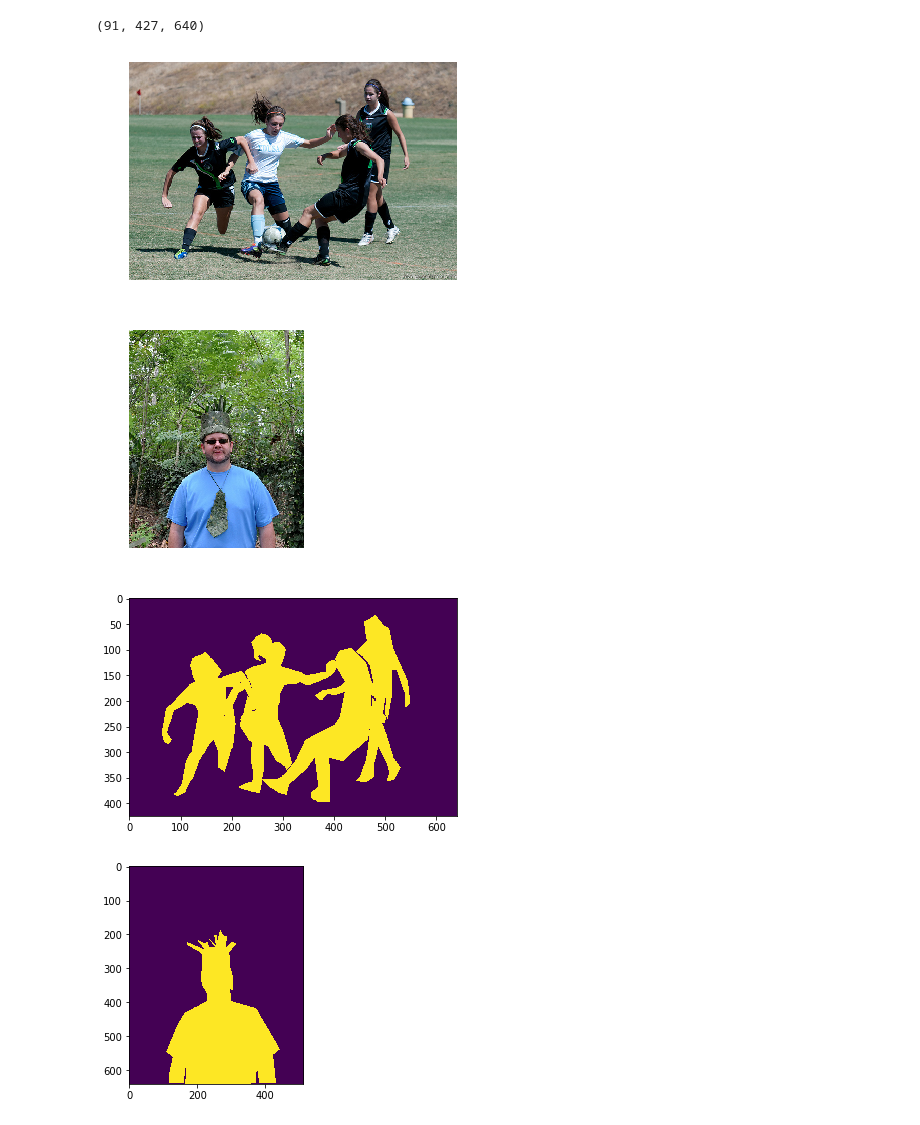
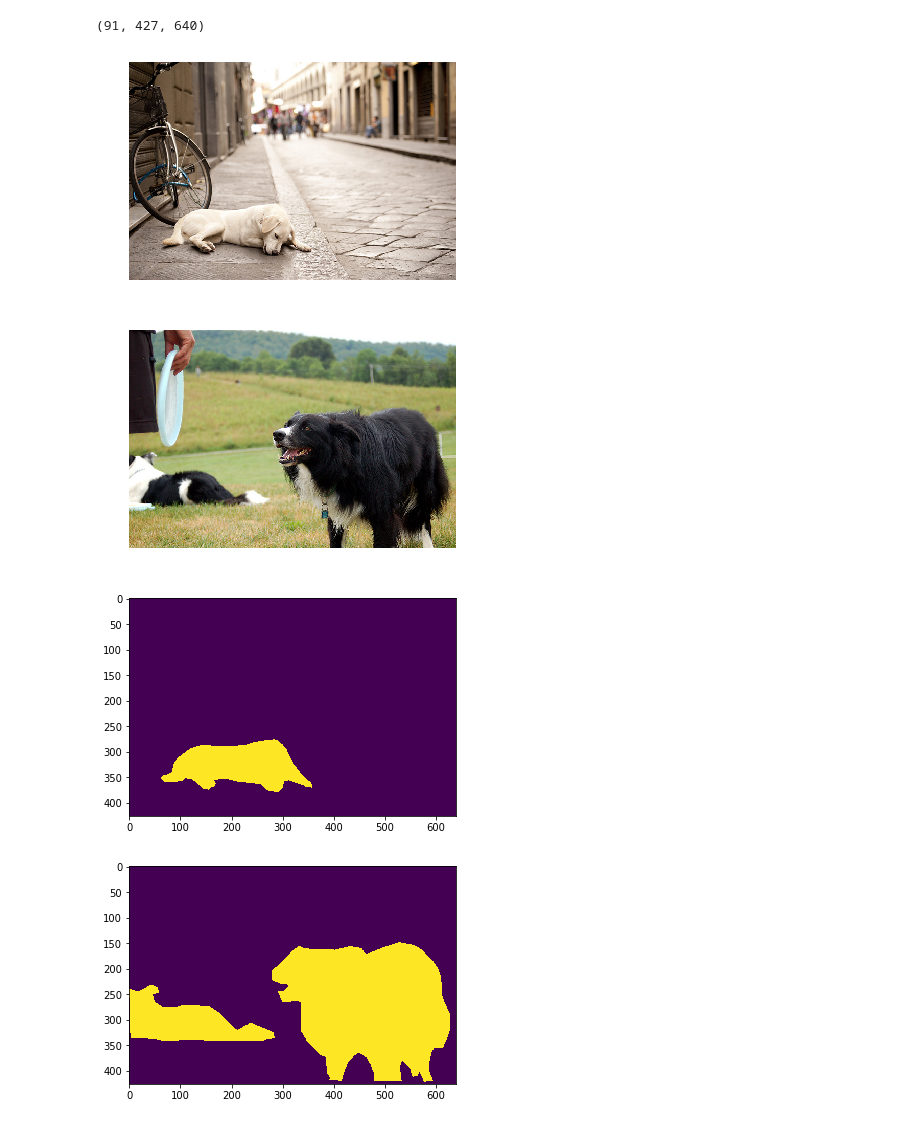
Before and after one commit to Beanin/object-to-object-style-transfer, a Jupyter notebook: transfer.ipynb, the cells around one changed output. Saved outputs shown, nothing was run; the diff lists cells and outputs as text; code cells hidden in the pictures.

```diff
--- a/transfer.ipynb
+++ b/transfer.ipynb
@@ -66,39 +71,39 @@ labels[0].shape
 # %% [output]
 (91, 427, 640)
 # %%
-#content = images[43]
-#style = images[2]
-content = images[48]
-style = images[16]
+content = images[43]
+style = images[2]
+#content = images[48]
+#style = images[16]
 plt.figure(1)
 plt.axis('off')
 plt.imshow(np.moveaxis(content, 0, -1))
 
 plt.figure(2)
 plt.axis('off')
 
 plt.imshow(np.moveaxis(style, 0, -1))
 plt.show()
 
-#content_masks = labels[43]
-#style_masks = labels[2]
-content_masks = labels[48]
-style_masks = labels[16]
+content_masks = labels[43]
+style_masks = labels[2]
+#content_masks = labels[48]
+#style_masks = labels[16]
 
 del labels
 del images
 del gen
 # %% [output]
-[figure, old version]
+[figure, new version]
-[figure, old version]
+[figure, new version]
 # %%
 plt.figure(1)
-plt.imshow(content_masks[1])
+plt.imshow(content_masks[18])
 plt.show()
 
 plt.figure(2)
-plt.imshow(style_masks[1])
+plt.imshow(style_masks[18])
 plt.show()
 # %% [output]
-[figure, old version]
+[figure, new version]
-[figure, old version]
+[figure, new version]
```
Also changed, not shown: parts of 31 cells of this notebook.
